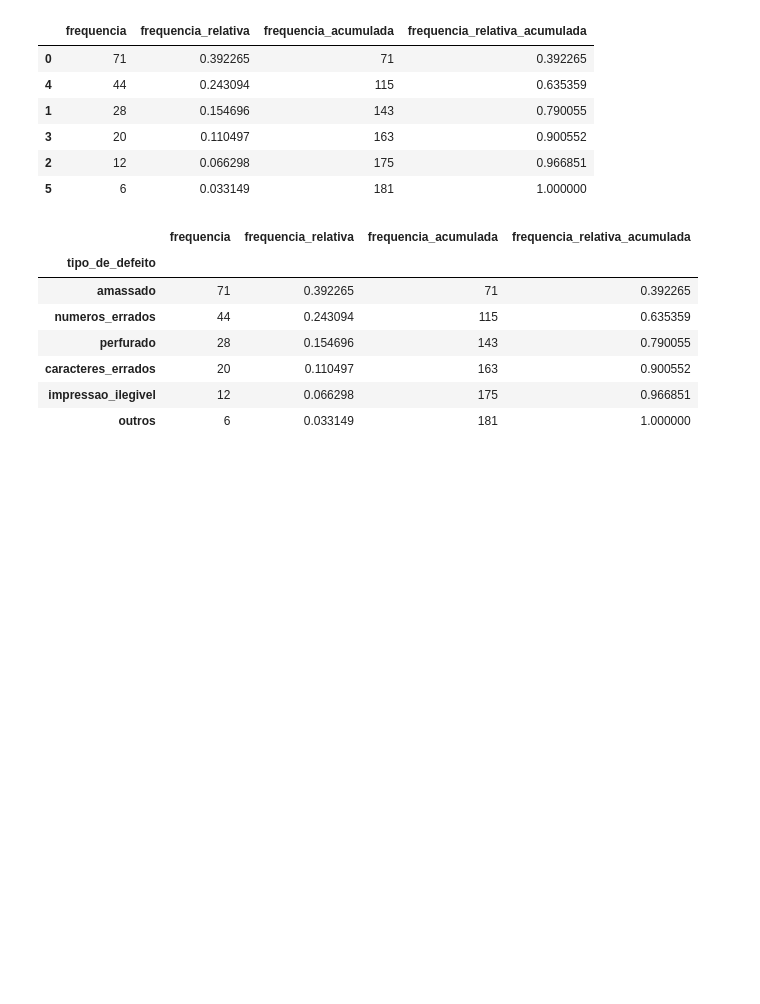
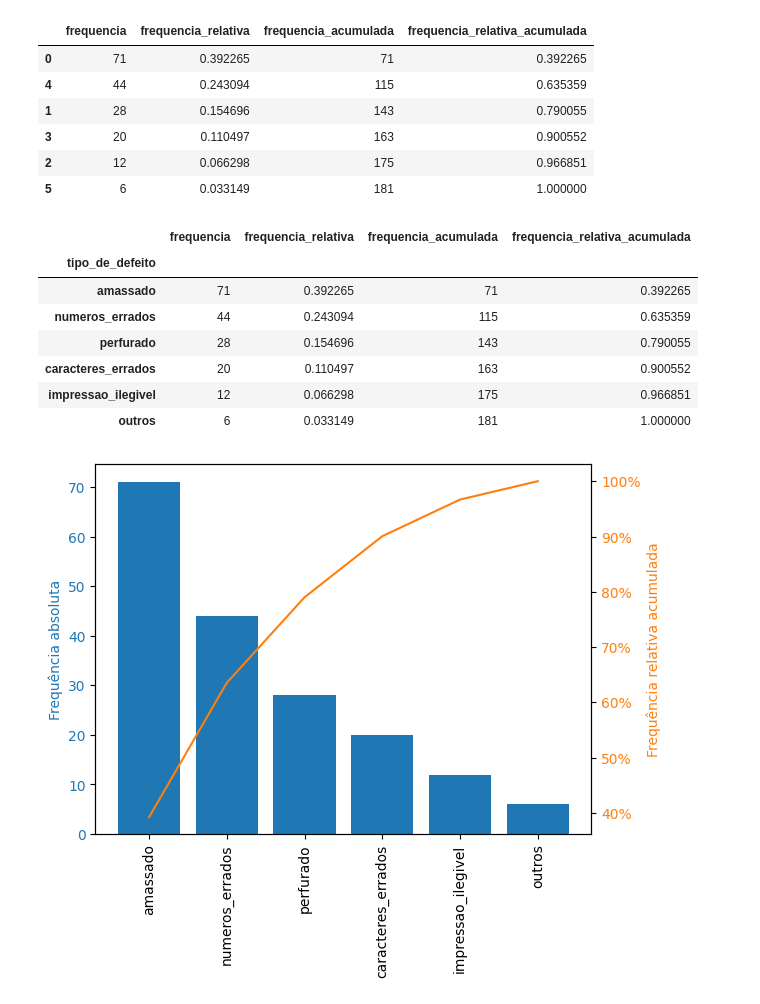
Before and after one commit to PauloViniciusR/Estatistica_dados, a Jupyter notebook: Estatistica_Descritiva/03_estatistica_univariada_frequencias_pareto.ipynb, the cells around one changed output. Cells and saved outputs as stored; diff of their text form; code cells hidden in the pictures; blank space fills up the shorter version.

```diff
--- a/Estatistica_Descritiva/03_estatistica_univariada_frequencias_pareto.ipynb
+++ b/Estatistica_Descritiva/03_estatistica_univariada_frequencias_pareto.ipynb
@@ -91,3 +91,25 @@ df_pareto
 | caracteres_errados | 20 | 0.110497 | 163 | 0.900552 |
 | impressao_ilegivel | 12 | 0.066298 | 175 | 0.966851 |
 | outros | 6 | 0.033149 | 181 | 1.000000 |
+# %%
+import matplotlib.pyplot as plt
+import matplotlib.ticker as mtick
+
+fig, ax = plt.subplots()
+
+ax2 = ax.twinx()
+
+ax.bar(df_pareto.index, df_pareto["frequencia"], color="C0")
+ax2.plot(df_pareto.index, df_pareto["frequencia_relativa_acumulada"], color="C1")
+
+ax.set_ylabel("Frequência absoluta", color="C0")
+ax.tick_params(axis="y", labelcolor="C0")
+ax.tick_params(axis="x", rotation=90)
+
+ax2.set_ylabel("Frequência relativa acumulada", color="C1")
+ax2.tick_params(axis="y", labelcolor="C1")
+ax2.yaxis.set_major_formatter(mtick.PercentFormatter(1))
+
+plt.show()
+# %% [output]
+[figure, added]
```
